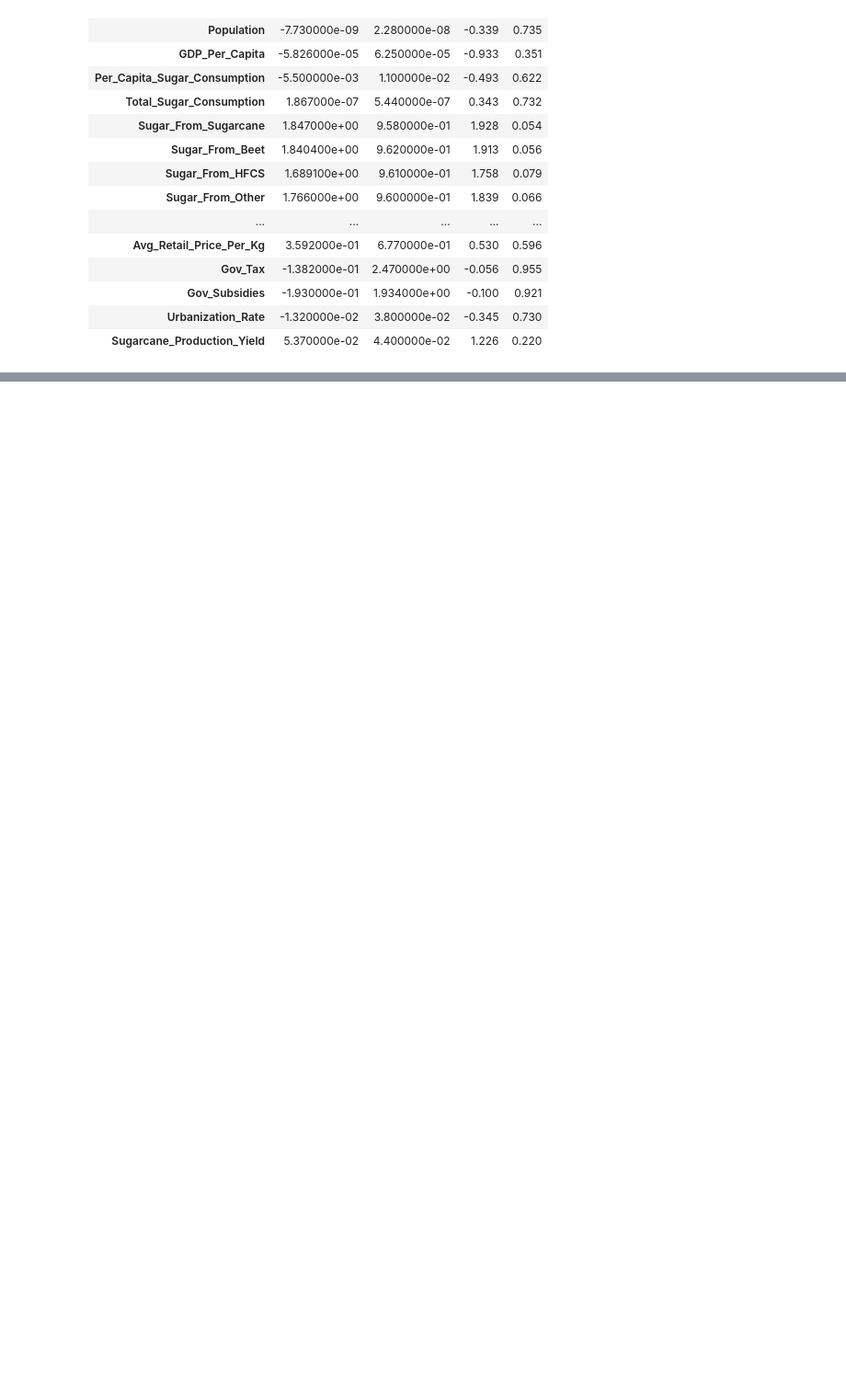
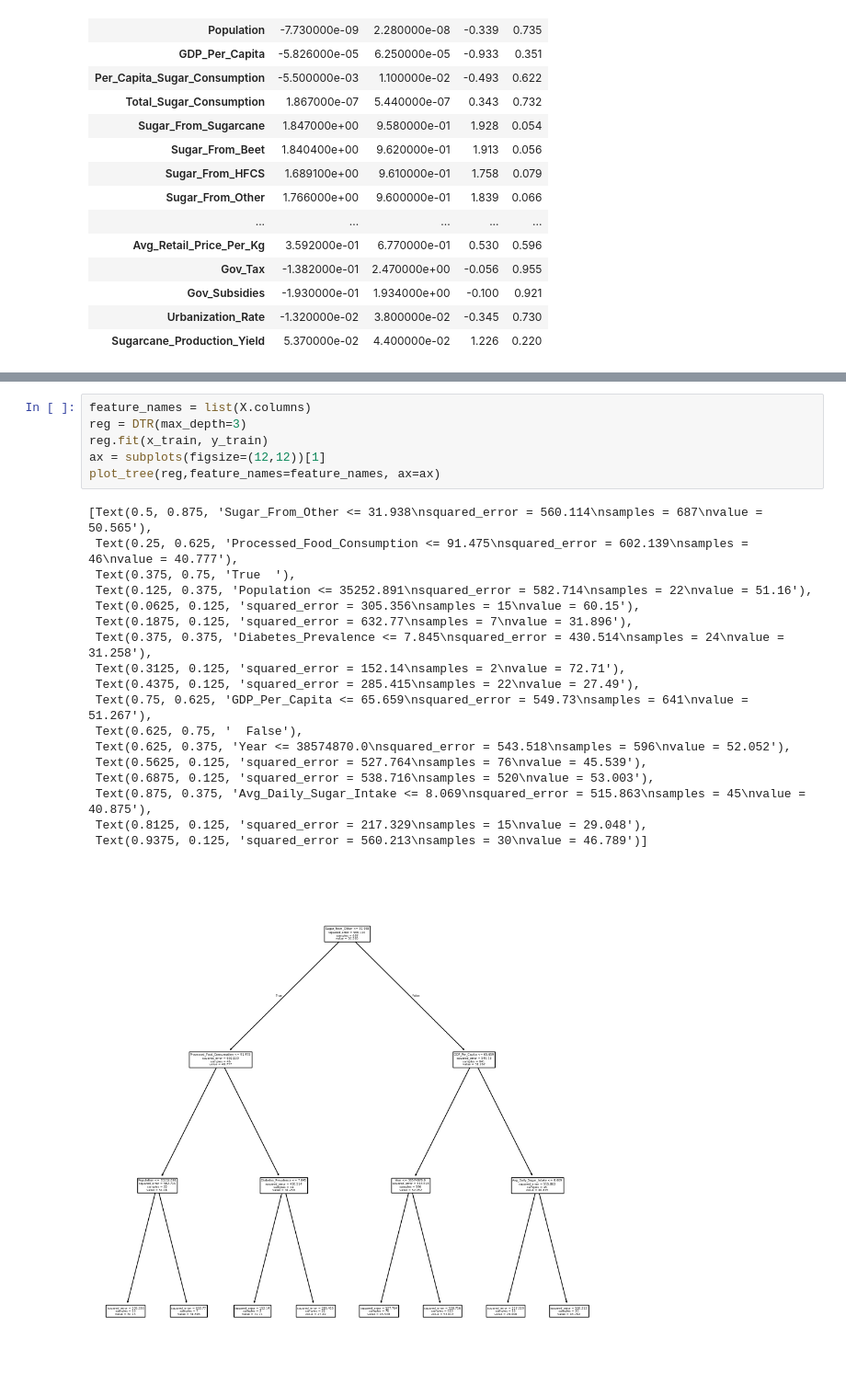
Before and after one commit to TanyaCST/CSC293_Final_project, a Jupyter notebook: sugar1.ipynb, the cells around one changed output, grey strips where cells are left out. Shown: that part at 92% size. Saved outputs shown, nothing was run; the diff lists cells and outputs as text; blank space fills up the shorter version.

Commit message:
tree lab

```diff
--- a/sugar1.ipynb
+++ b/sugar1.ipynb
@@ -257,0 +271,25 @@ summarize(results_p)
+# %%
+feature_names = list(X.columns)
+reg = DTR(max_depth=3)
+reg.fit(x_train, y_train)
+ax = subplots(figsize=(12,12))[1]
+plot_tree(reg,feature_names=feature_names, ax=ax)
+# %% [output]
+[Text(0.5, 0.875, 'Sugar_From_Other <= 31.938\nsquared_error = 560.114\nsamples = 687\nvalue = 50.565'),
+ Text(0.25, 0.625, 'Processed_Food_Consumption <= 91.475\nsquared_error = 602.139\nsamples = 46\nvalue = 40.777'),
+ Text(0.375, 0.75, 'True  '),
+ Text(0.125, 0.375, 'Population <= 35252.891\nsquared_error = 582.714\nsamples = 22\nvalue = 51.16'),
+ Text(0.0625, 0.125, 'squared_error = 305.356\nsamples = 15\nvalue = 60.15'),
+ Text(0.1875, 0.125, 'squared_error = 632.77\nsamples = 7\nvalue = 31.896'),
+ Text(0.375, 0.375, 'Diabetes_Prevalence <= 7.845\nsquared_error = 430.514\nsamples = 24\nvalue = 31.258'),
+ Text(0.3125, 0.125, 'squared_error = 152.14\nsamples = 2\nvalue = 72.71'),
+ Text(0.4375, 0.125, 'squared_error = 285.415\nsamples = 22\nvalue = 27.49'),
+ Text(0.75, 0.625, 'GDP_Per_Capita <= 65.659\nsquared_error = 549.73\nsamples = 641\nvalue = 51.267'),
+ Text(0.625, 0.75, '  False'),
+ Text(0.625, 0.375, 'Year <= 38574870.0\nsquared_error = 543.518\nsamples = 596\nvalue = 52.052'),
+ Text(0.5625, 0.125, 'squared_error = 527.764\nsamples = 76\nvalue = 45.539'),
+ Text(0.6875, 0.125, 'squared_error = 538.716\nsamples = 520\nvalue = 53.003'),
+ Text(0.875, 0.375, 'Avg_Daily_Sugar_Intake <= 8.069\nsquared_error = 515.863\nsamples = 45\nvalue = 40.875'),
+ Text(0.8125, 0.125, 'squared_error = 217.329\nsamples = 15\nvalue = 29.048'),
+ Text(0.9375, 0.125, 'squared_error = 560.213\nsamples = 30\nvalue = 46.789')]
+[figure, added]
```
Also changed, not shown: parts of 14 cells of this notebook.
